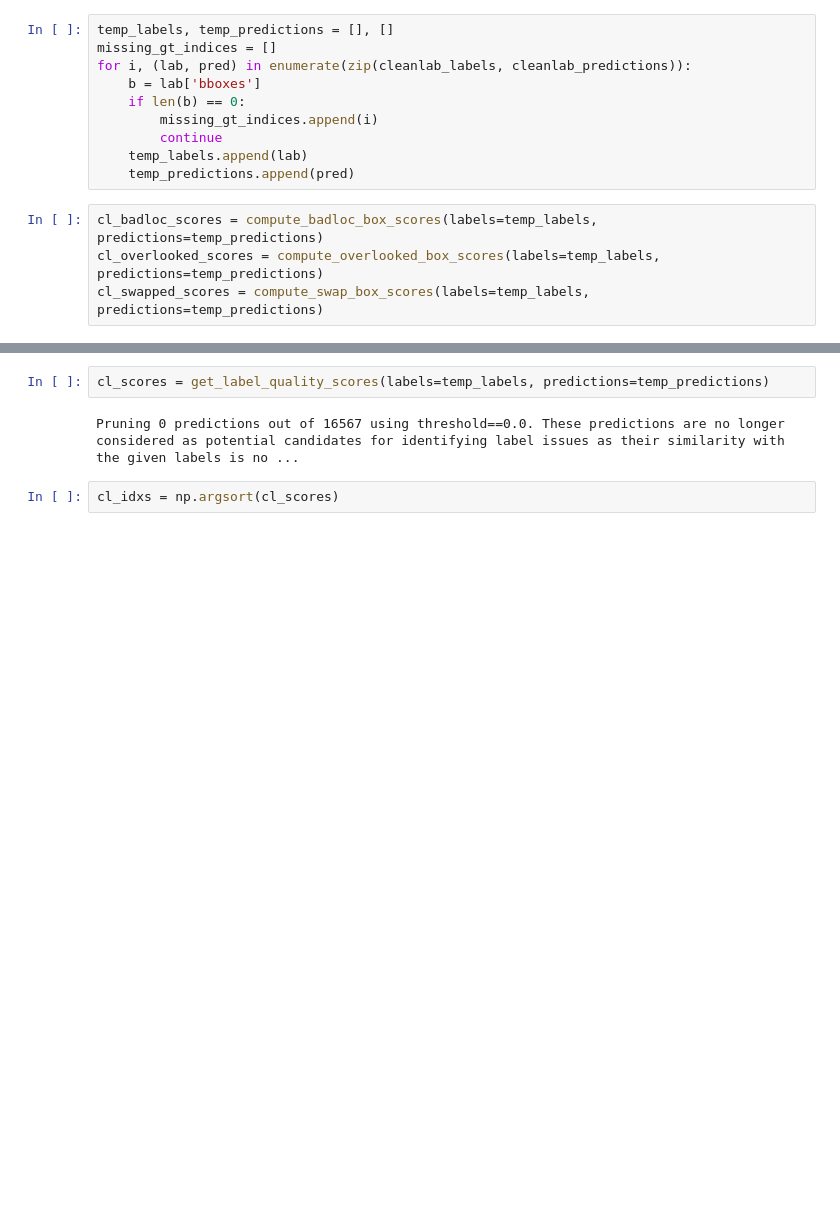
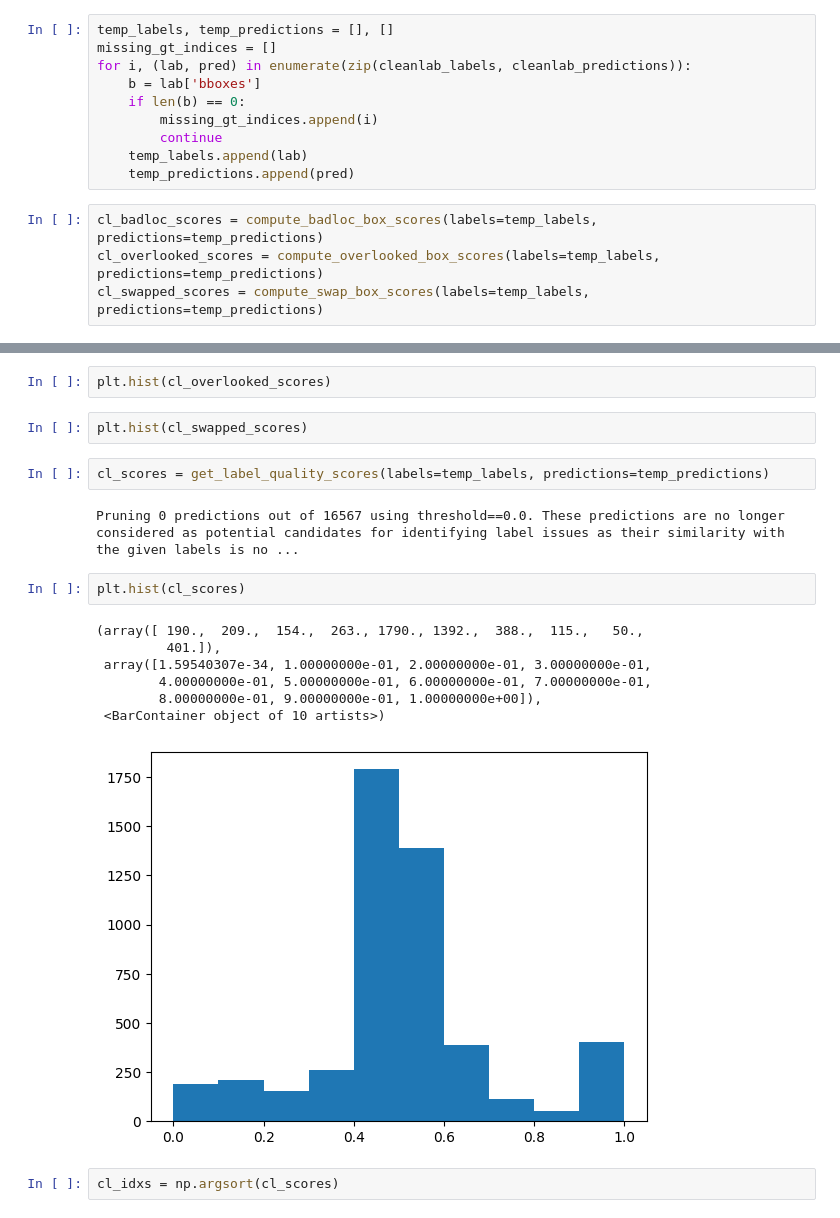
Before and after one commit to crazyboy9103/confident-learning, a Jupyter notebook: src/conflearn/implement.ipynb, the cells around one changed output, grey strips where cells are left out. Cells and saved outputs as stored; diff of their text form; blank space fills up the shorter version.

```diff
--- a/src/conflearn/implement.ipynb
+++ b/src/conflearn/implement.ipynb
@@ -492,7 +543,21 @@ cl_swapped_scores = compute_swap_box_scores(labels=temp_labels, predictions=temp
+# %%
+plt.hist(cl_overlooked_scores)
+# %%
+plt.hist(cl_swapped_scores)
 # %%
 cl_scores = get_label_quality_scores(labels=temp_labels, predictions=temp_predictions)
 # %% [output]
 Pruning 0 predictions out of 16567 using threshold==0.0. These predictions are no longer considered as potential candidates for identifying label issues as their similarity with the given labels is no ...
+# %%
+plt.hist(cl_scores)
+# %% [output]
+(array([ 190.,  209.,  154.,  263., 1790., 1392.,  388.,  115.,   50.,
+         401.]),
+ array([1.59540307e-34, 1.00000000e-01, 2.00000000e-01, 3.00000000e-01,
+        4.00000000e-01, 5.00000000e-01, 6.00000000e-01, 7.00000000e-01,
+        8.00000000e-01, 9.00000000e-01, 1.00000000e+00]),
+ <BarContainer object of 10 artists>)
+[figure, added]
 # %%
 cl_idxs = np.argsort(cl_scores)
 # %%
```
Also changed, not shown: parts of 13 cells of this notebook, 5 other files.
